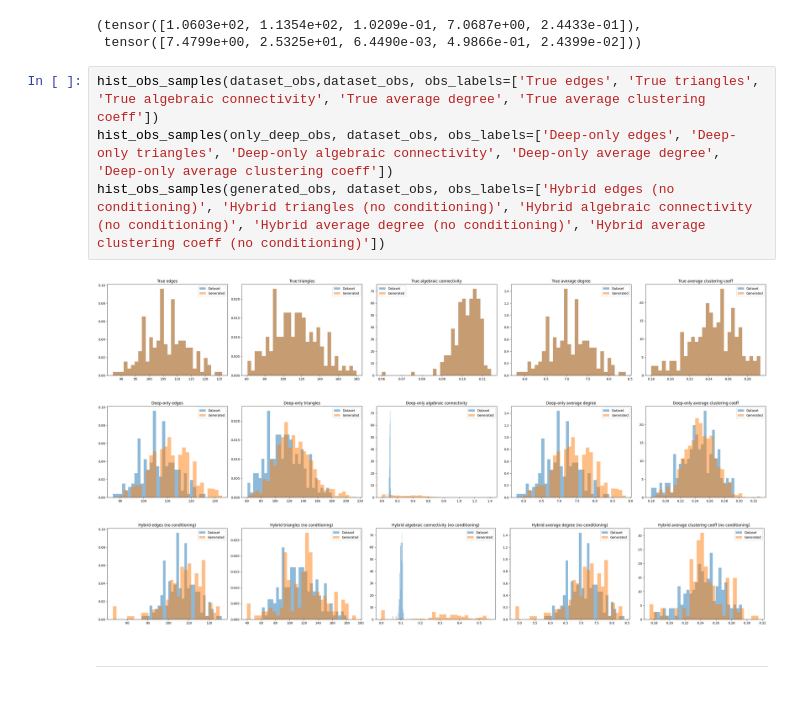
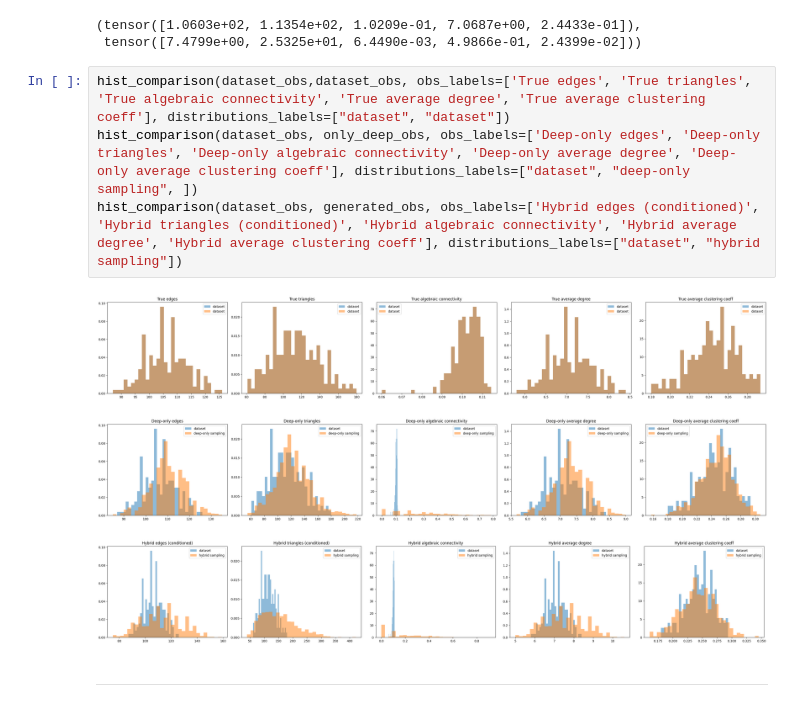
Before and after one commit to LorenzoTonet/deep_erg_experiments, a Jupyter notebook: composition 2community.ipynb, the cells around one changed output. Cells and saved outputs as stored; diff of their text form.

```diff
--- a/composition 2community.ipynb
+++ b/composition 2community.ipynb
@@ -217,14 +183,14 @@ torch.stack(dataset_obs).mean(dim = 0), torch.stack(dataset_obs).std(dim=0)
 # %% [output]
 (tensor([1.0603e+02, 1.1354e+02, 1.0209e-01, 7.0687e+00, 2.4433e-01]),
  tensor([7.4799e+00, 2.5325e+01, 6.4490e-03, 4.9866e-01, 2.4399e-02]))
-# %%
-hist_obs_samples(dataset_obs,dataset_obs, obs_labels=['True edges', 'True triangles', 'True algebraic connectivity', 'True average degree', 'True average clustering coeff'])
-hist_obs_samples(only_deep_obs, dataset_obs, obs_labels=['Deep-only edges', 'Deep-only triangles', 'Deep-only algebraic connectivity', 'Deep-only average degree', 'Deep-only average clustering coeff'])
-hist_obs_samples(generated_obs, dataset_obs, obs_labels=['Hybrid edges (no conditioning)', 'Hybrid triangles (no conditioning)', 'Hybrid algebraic connectivity (no conditioning)', 'Hybrid average degree (no conditioning)', 'Hybrid average clustering coeff (no conditioning)'])
-# %% [output]
-[figure, removed]
-[figure, removed]
-[figure, removed]
+# %%
+hist_comparison(dataset_obs,dataset_obs, obs_labels=['True edges', 'True triangles', 'True algebraic connectivity', 'True average degree', 'True average clustering coeff'], distributions_labels=["dataset", "dataset"])
+hist_comparison(dataset_obs, only_deep_obs, obs_labels=['Deep-only edges', 'Deep-only triangles', 'Deep-only algebraic connectivity', 'Deep-only average degree', 'Deep-only average clustering coeff'], distributions_labels=["dataset", "deep-only sampling", ])
+hist_comparison(dataset_obs, generated_obs, obs_labels=['Hybrid edges (conditioned)', 'Hybrid triangles (conditioned)', 'Hybrid algebraic connectivity', 'Hybrid average degree', 'Hybrid average clustering coeff'], distributions_labels=["dataset", "hybrid sampling"])
+# %% [output]
+[figure, added]
+[figure, added]
+[figure, added]
 # %% [markdown]
 ---
 # %%
```
Also changed, not shown: parts of 7 cells of this notebook.
